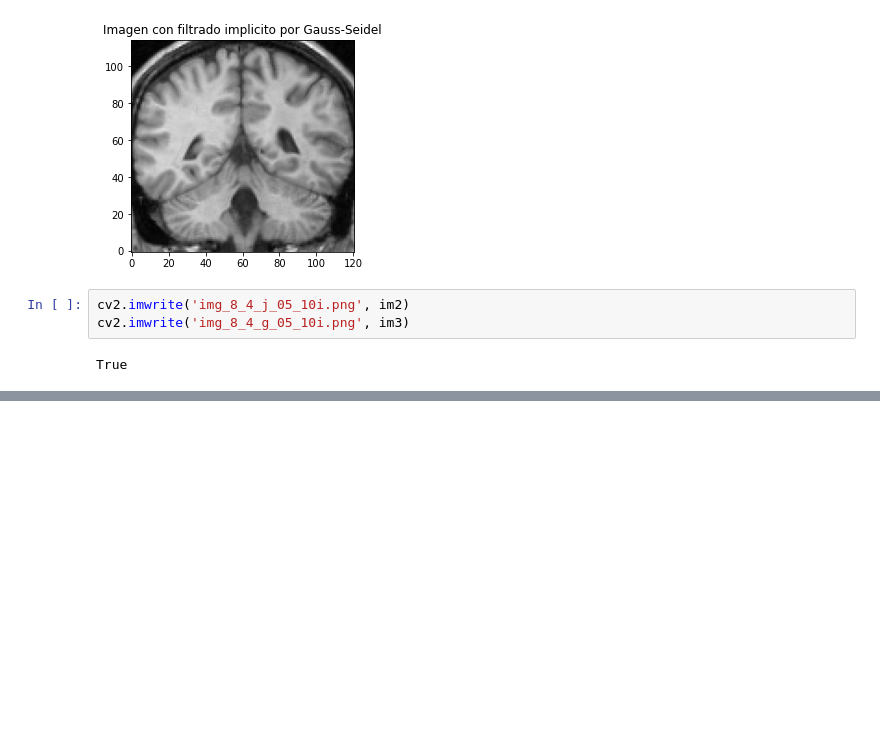
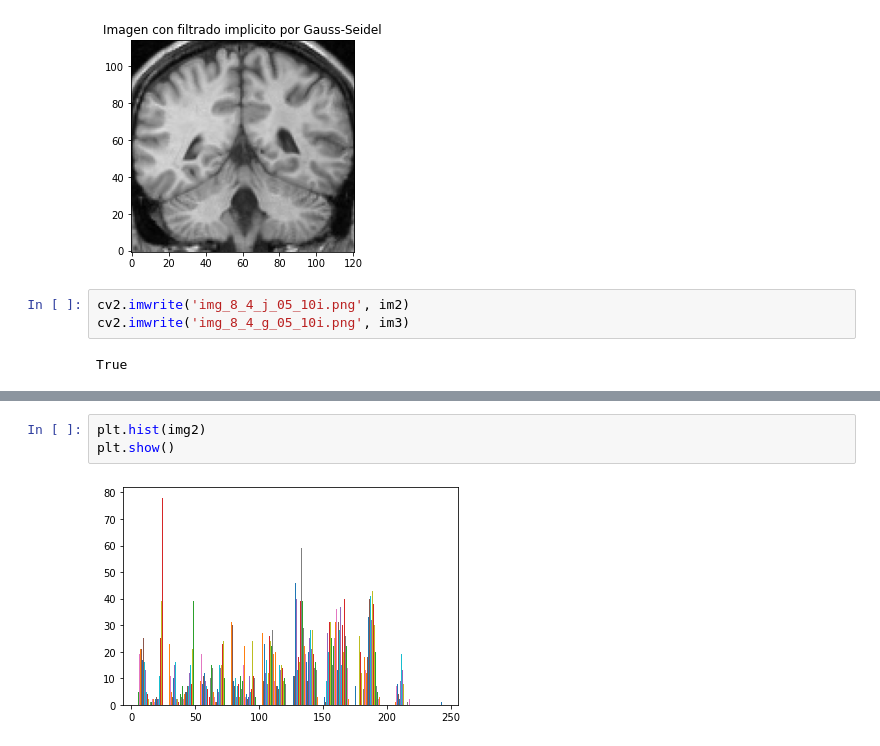
Before and after one commit to fabiansvc/project-mri, a Jupyter notebook: main.ipynb, the cells around one changed output, grey strips where cells are left out. Drawn from its saved outputs; the diff is of its cells as text; blank space fills up the shorter version.

```diff
--- a/main.ipynb
+++ b/main.ipynb
@@ -320,0 +354,5 @@ True
+# %%
+plt.hist(img2)
+plt.show()
+# %% [output]
+[figure, added]
```
Also changed, not shown: parts of 11 cells of this notebook, 1 other file.
